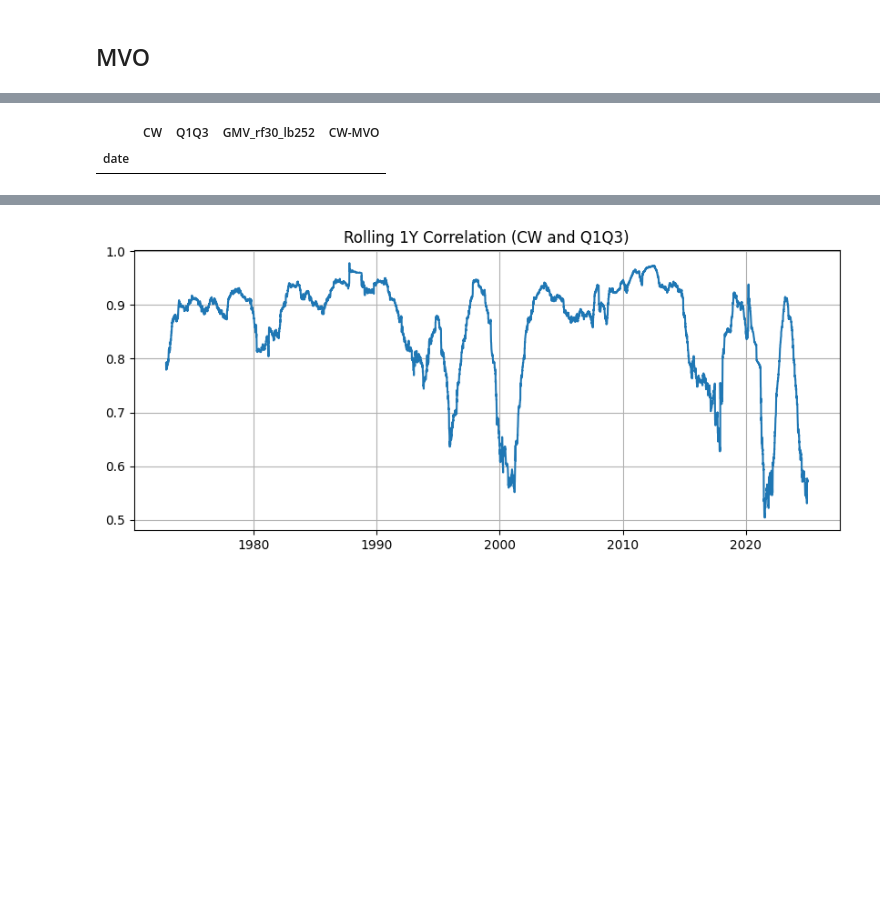
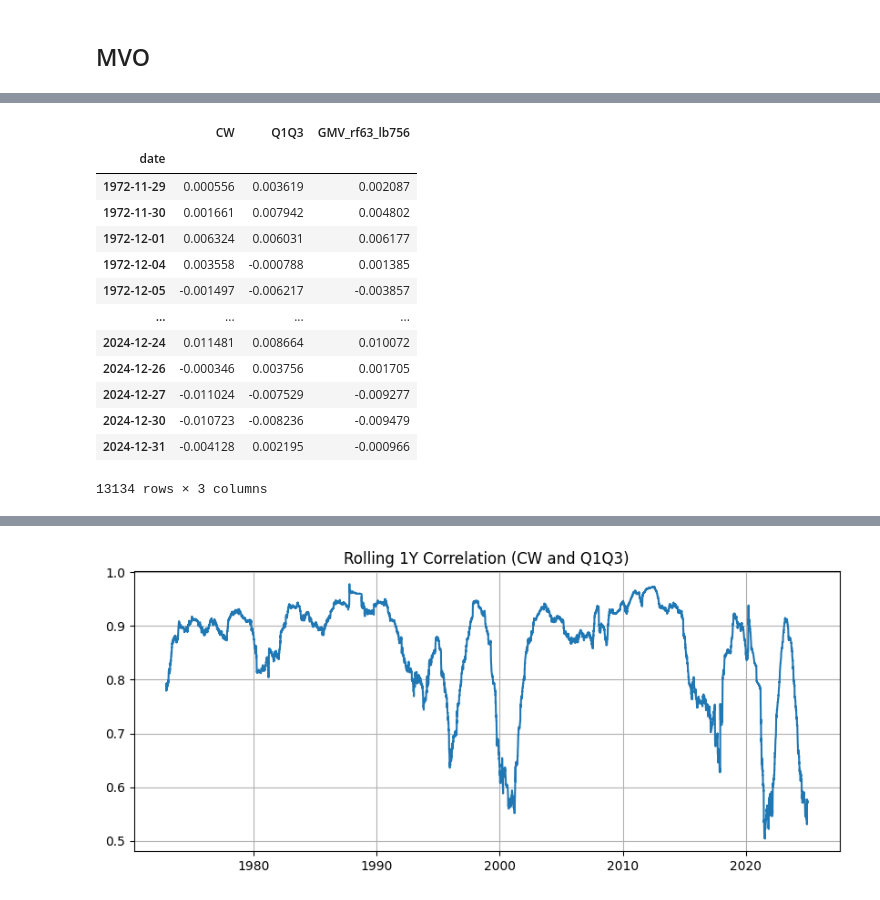
Before and after one commit to eviprous/Invesco_Research_Project, a Jupyter notebook: notebooks/portfolios_comb.ipynb, the cells around one changed output, grey strips where cells are left out. Saved outputs shown, nothing was run; the diff lists cells and outputs as text; code cells hidden in the pictures; blank space fills up the shorter version.

```diff
--- a/notebooks/portfolios_comb.ipynb
+++ b/notebooks/portfolios_comb.ipynb
@@ -78,8 +80,8 @@ q1q3 = daily_ports["EBC_High_Pref_Low"]
 ## MVO
 # %%
 # Setup Window
-rebalance_freq = 30 # days
-lookback = 252 # days
+rebalance_freq = 21*3 # days
+lookback = 252*3 # days
 # %%
 df = pd.concat([cw.rename("CW"), q1q3.rename("Q1Q3")], axis=1).dropna()
 # %%
@@ -93,15 +110,29 @@ ret = pd.Series(index=df.index, dtype=float, name=f"GMV_rf{rebalance_freq}_lb{lo
 # %%
 dates = df.index.to_list()
 # %%
+# True: full history / False: fixed lookback
+use_full_history = True
+
+# quarterly
+min_obs = 21*12
+
+# for full period
+t = min_obs if use_full_history else lookback
+# for fixed days of lookback
+# t = lookback
+
 while t < len(df):
     # if want all period lookback
-    #t = 1
-    #train = df.iloc[:t]
+    if use_full_history:
+        train = df.iloc[:t]
+    # If want fixed days of lookback
+    else:
+        train = df.iloc[t - lookback: t]
 
-    # If want fixed days of lookback
-    t = lookback
-    train = df.iloc[t - lookback: t]
     Sigma = train.cov().values
+    if not np.isfinite(Sigma).all():
+        t += 1
+        continue
 
     w = gmv_w(Sigma)
 
@@ -125,21 +192,32 @@ ret.tail(), wts.tail()
 # %%
 import matplotlib.pyplot as plt
 
 plot_df = pd.concat([df.loc[ret.index, "CW"], df.loc[ret.index, "Q1Q3"], ret], axis=1)
 plot_df = plot_df.copy()
 plot_df.index = pd.to_datetime(plot_df.index)
 plot_df = plot_df.sort_index()
 plot_df.columns = ["CW", "Q1Q3", ret.name if ret.name is not None else "MVO"]
 
-# If you don't want to see just doc this line and rerun this and next cell
-plot_df["CW-MVO"] = plot_df["CW"] - plot_df[plot_df.columns[2]]
+#plot_df["CW-MVO"] = plot_df["CW"] - plot_df[plot_df.columns[2]]
 
 logw = np.log1p(plot_df).cumsum()
 
 plot_df
 # %% [output]
-|  | CW | Q1Q3 | GMV_rf30_lb252 | CW-MVO |
-| date |  |  |  |  |
+|  | CW | Q1Q3 | GMV_rf63_lb756 |
+| date |  |  |  |
+| 1972-11-29 | 0.000556 | 0.003619 | 0.002087 |
+| 1972-11-30 | 0.001661 | 0.007942 | 0.004802 |
+| 1972-12-01 | 0.006324 | 0.006031 | 0.006177 |
+| 1972-12-04 | 0.003558 | -0.000788 | 0.001385 |
+| 1972-12-05 | -0.001497 | -0.006217 | -0.003857 |
+| ... | ... | ... | ... |
+| 2024-12-24 | 0.011481 | 0.008664 | 0.010072 |
+| 2024-12-26 | -0.000346 | 0.003756 | 0.001705 |
+| 2024-12-27 | -0.011024 | -0.007529 | -0.009277 |
+| 2024-12-30 | -0.010723 | -0.008236 | -0.009479 |
+| 2024-12-31 | -0.004128 | 0.002195 | -0.000966 |
+13134 rows × 3 columns
 # %%
 plt.figure(figsize=(12,8))
 for c in logw.columns:
```
Also changed, not shown: parts of 10 cells of this notebook.
